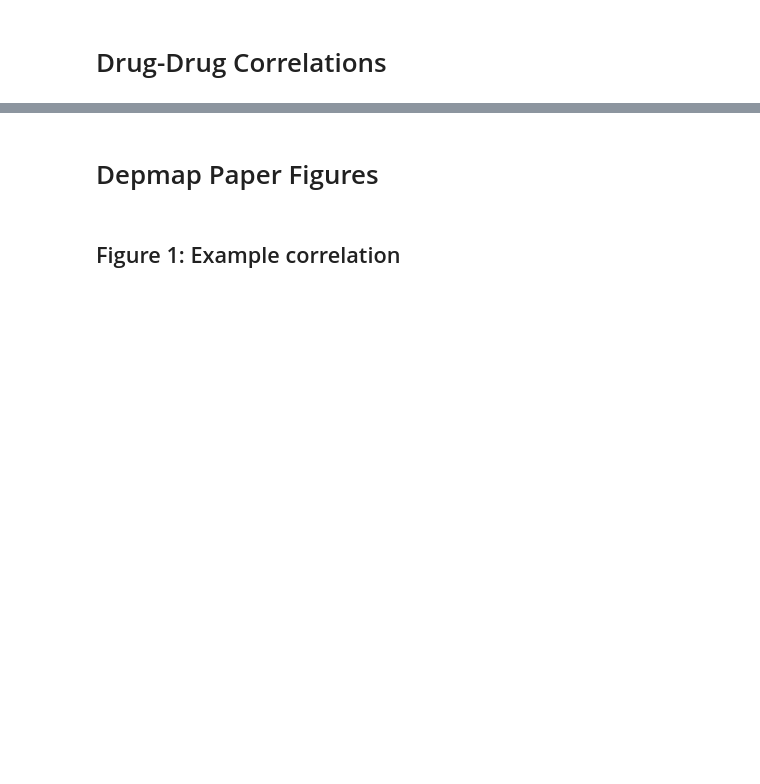
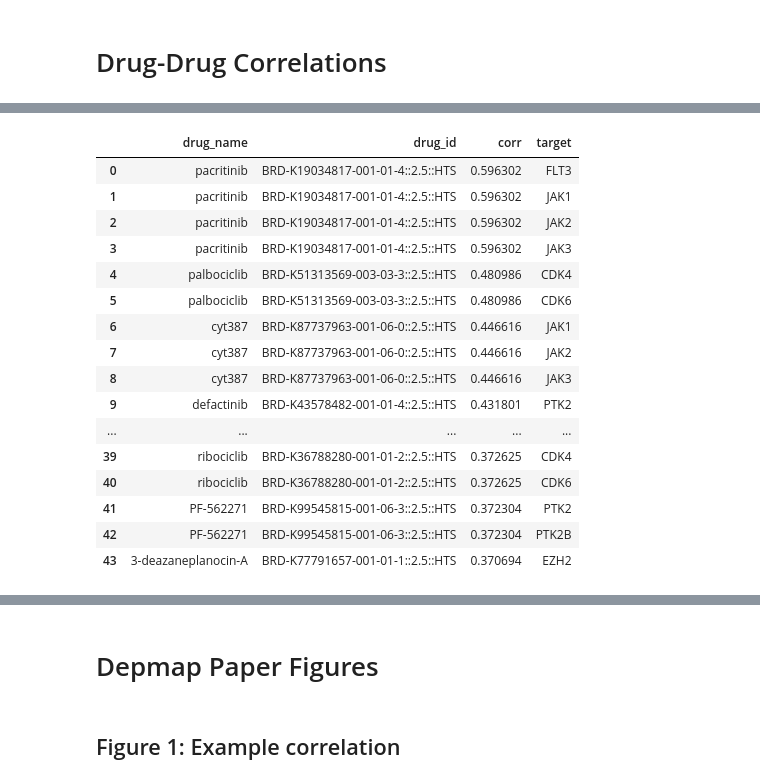
Before and after one commit to johnbachman/depmap_analysis, a Jupyter notebook: notebooks/Biomarkers of Dependency.ipynb, the cells around one changed output, grey strips where cells are left out. Cells and saved outputs as stored; diff of their text form; code cells hidden in the pictures; blank space fills up the shorter version.

```diff
--- a/notebooks/Biomarkers of Dependency.ipynb
+++ b/notebooks/Biomarkers of Dependency.ipynb
@@ -377,6 +569,26 @@ for i, (corr_drug_id, corr_val) in enumerate(corrs):
     for t in corr_targets:
         results.append((corr_drug_name, corr_drug_id, corr_val, t))
 tgt_df = pd.DataFrame.from_records(results, columns=('drug_name', 'drug_id', 'corr', 'target'))
+# %%
+tgt_df
+# %% [output]
+|  | drug_name | drug_id | corr | target |
+| 0 | pacritinib | BRD-K19034817-001-01-4::2.5::HTS | 0.596302 | FLT3 |
+| 1 | pacritinib | BRD-K19034817-001-01-4::2.5::HTS | 0.596302 | JAK1 |
+| 2 | pacritinib | BRD-K19034817-001-01-4::2.5::HTS | 0.596302 | JAK2 |
+| 3 | pacritinib | BRD-K19034817-001-01-4::2.5::HTS | 0.596302 | JAK3 |
+| 4 | palbociclib | BRD-K51313569-003-03-3::2.5::HTS | 0.480986 | CDK4 |
+| 5 | palbociclib | BRD-K51313569-003-03-3::2.5::HTS | 0.480986 | CDK6 |
+| 6 | cyt387 | BRD-K87737963-001-06-0::2.5::HTS | 0.446616 | JAK1 |
+| 7 | cyt387 | BRD-K87737963-001-06-0::2.5::HTS | 0.446616 | JAK2 |
+| 8 | cyt387 | BRD-K87737963-001-06-0::2.5::HTS | 0.446616 | JAK3 |
+| 9 | defactinib | BRD-K43578482-001-01-4::2.5::HTS | 0.431801 | PTK2 |
+| ... | ... | ... | ... | ... |
+| 39 | ribociclib | BRD-K36788280-001-01-2::2.5::HTS | 0.372625 | CDK4 |
+| 40 | ribociclib | BRD-K36788280-001-01-2::2.5::HTS | 0.372625 | CDK6 |
+| 41 | PF-562271 | BRD-K99545815-001-06-3::2.5::HTS | 0.372304 | PTK2 |
+| 42 | PF-562271 | BRD-K99545815-001-06-3::2.5::HTS | 0.372304 | PTK2B |
+| 43 | 3-deazaneplanocin-A | BRD-K77791657-001-01-1::2.5::HTS | 0.370694 | EZH2 |
 # %%
 tgt_df
 # %% [output]
```
Also changed, not shown: parts of 34 cells of this notebook.
